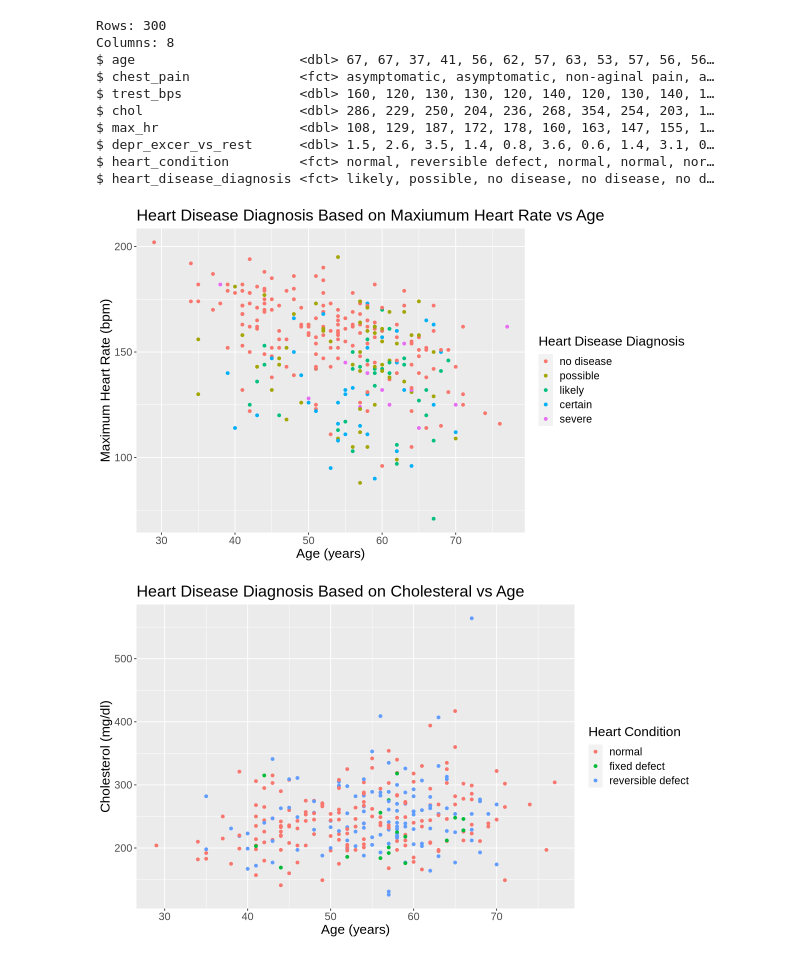
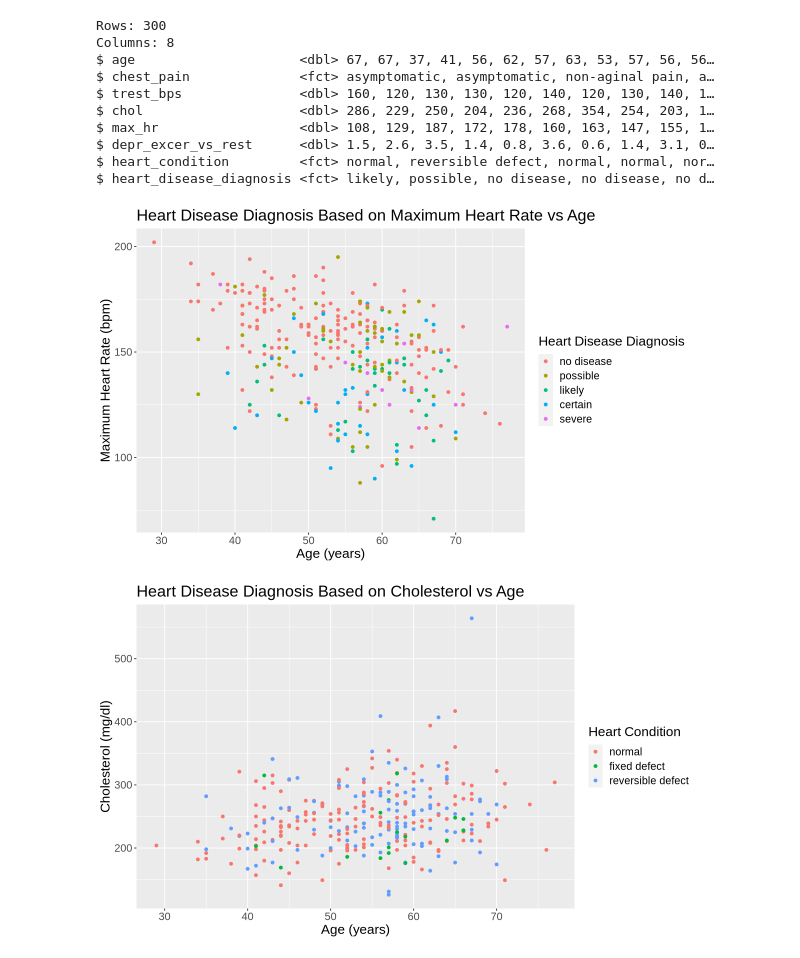
Before and after one commit to davidtheophine/dsci100-project, a Jupyter notebook: heart_disease_proposal.ipynb, the cells around one changed output. Drawn from its saved outputs; the diff is of its cells as text; code cells hidden in the pictures.

```diff
--- a/heart_disease_proposal.ipynb
+++ b/heart_disease_proposal.ipynb
@@ -192,19 +192,19 @@ $ heart_disease_diagnosis <fct> likely, possible, no disease, no disease, no d
 # %%
 #Now it is time for visualization!
 #Let's see a few different plots to see what the relationships within the data are.
 
 options(repr.plot.width = 10, repr.plot.height = 6)
 age_vs_max_hr <- heart_disease_train |>
             ggplot(aes(x = age, y = max_hr, color = heart_disease_diagnosis)) +
             geom_point() +
-            labs(title = "Heart Disease Diagnosis Based on Maxiumum Heart Rate vs Age",
+            labs(title = "Heart Disease Diagnosis Based on Maximum Heart Rate vs Age",
                 x = "Age (years)", y = "Maximum Heart Rate (bpm)",
                 color = "Heart Disease Diagnosis") +
             theme(text = element_text(size = 16))
 
 age_vs_max_hr
 # %% [output]
-[figure, old version]
+[figure, new version]
 # %%
 options(repr.plot.width = 10, repr.plot.height = 6)
 age_vs_chol <- heart_disease_train |>
```
Also changed, not shown: parts of 2 cells of this notebook.
